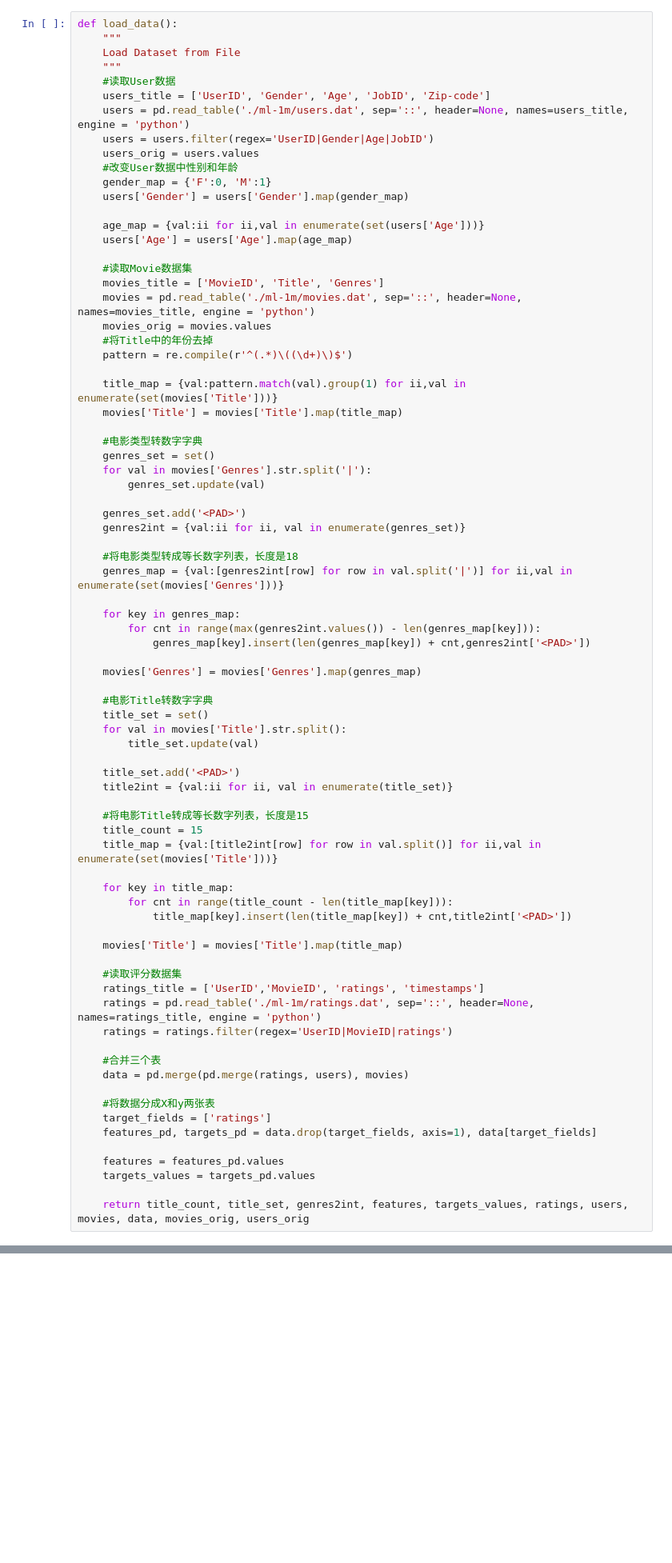
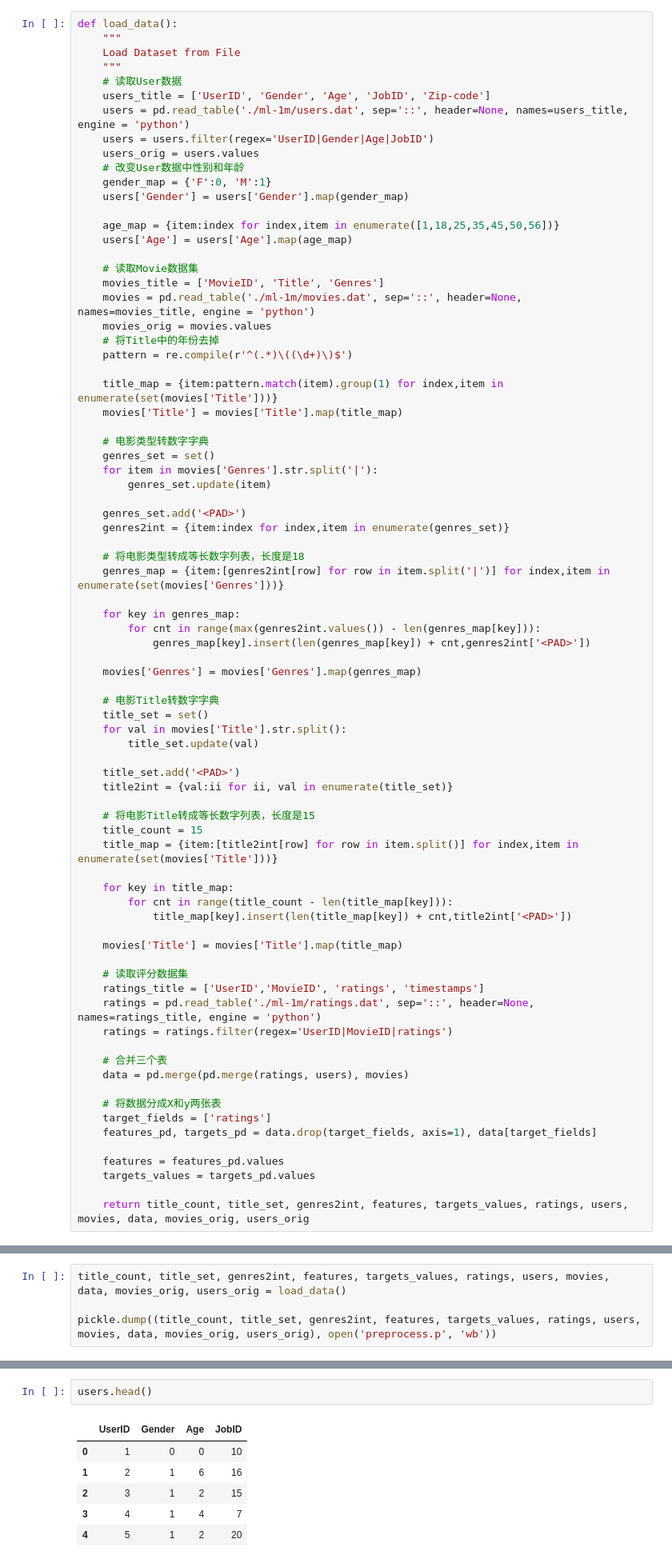
Before and after one commit to miaopei/MachineLearning, a Jupyter notebook: uda_project/P7/RecommendedSystem/recommender_report.ipynb, the cells around one changed output, grey strips where cells are left out. Shown at 80% size. Saved outputs shown, nothing was run; the diff lists cells and outputs as text; blank space fills up the shorter version.

```diff
--- a/uda_project/P7/RecommendedSystem/recommender_report.ipynb
+++ b/uda_project/P7/RecommendedSystem/recommender_report.ipynb
@@ -254,38 +277,38 @@ def load_data():
     """
     Load Dataset from File
     """
-    #读取User数据
+    # 读取User数据
     users_title = ['UserID', 'Gender', 'Age', 'JobID', 'Zip-code']
     users = pd.read_table('./ml-1m/users.dat', sep='::', header=None, names=users_title, engine = 'python')
     users = users.filter(regex='UserID|Gender|Age|JobID')
     users_orig = users.values
-    #改变User数据中性别和年龄
+    # 改变User数据中性别和年龄
     gender_map = {'F':0, 'M':1}
     users['Gender'] = users['Gender'].map(gender_map)
 
-    age_map = {val:ii for ii,val in enumerate(set(users['Age']))}
+    age_map = {item:index for index,item in enumerate([1,18,25,35,45,50,56])}
     users['Age'] = users['Age'].map(age_map)
 
-    #读取Movie数据集
+    # 读取Movie数据集
     movies_title = ['MovieID', 'Title', 'Genres']
     movies = pd.read_table('./ml-1m/movies.dat', sep='::', header=None, names=movies_title, engine = 'python')
     movies_orig = movies.values
-    #将Title中的年份去掉
+    # 将Title中的年份去掉
     pattern = re.compile(r'^(.*)\((\d+)\)$')
 
-    title_map = {val:pattern.match(val).group(1) for ii,val in enumerate(set(movies['Title']))}
+    title_map = {item:pattern.match(item).group(1) for index,item in enumerate(set(movies['Title']))}
     movies['Title'] = movies['Title'].map(title_map)
 
-    #电影类型转数字字典
+    # 电影类型转数字字典
     genres_set = set()
-    for val in movies['Genres'].str.split('|'):
-        genres_set.update(val)
+    for item in movies['Genres'].str.split('|'):
+        genres_set.update(item)
 
     genres_set.add('<PAD>')
-    genres2int = {val:ii for ii, val in enumerate(genres_set)}
+    genres2int = {item:index for index,item in enumerate(genres_set)}
 
-    #将电影类型转成等长数字列表，长度是18
-    genres_map = {val:[genres2int[row] for row in val.split('|')] for ii,val in enumerate(set(movies['Genres']))}
+    # 将电影类型转成等长数字列表，长度是18
+    genres_map = {item:[genres2int[row] for row in item.split('|')] for index,item in enumerate(set(movies['Genres']))}
 
     for key in genres_map:
         for cnt in range(max(genres2int.values()) - len(genres_map[key])):
@@ -293,7 +316,7 @@ def load_data():
 
     movies['Genres'] = movies['Genres'].map(genres_map)
 
-    #电影Title转数字字典
+    # 电影Title转数字字典
     title_set = set()
     for val in movies['Title'].str.split():
         title_set.update(val)
@@ -301,9 +324,9 @@ def load_data():
     title_set.add('<PAD>')
     title2int = {val:ii for ii, val in enumerate(title_set)}
 
-    #将电影Title转成等长数字列表，长度是15
+    # 将电影Title转成等长数字列表，长度是15
     title_count = 15
-    title_map = {val:[title2int[row] for row in val.split()] for ii,val in enumerate(set(movies['Title']))}
+    title_map = {item:[title2int[row] for row in item.split()] for index,item in enumerate(set(movies['Title']))}
 
     for key in title_map:
         for cnt in range(title_count - len(title_map[key])):
@@ -311,15 +334,15 @@ def load_data():
 
     movies['Title'] = movies['Title'].map(title_map)
 
-    #读取评分数据集
+    # 读取评分数据集
     ratings_title = ['UserID','MovieID', 'ratings', 'timestamps']
     ratings = pd.read_table('./ml-1m/ratings.dat', sep='::', header=None, names=ratings_title, engine = 'python')
     ratings = ratings.filter(regex='UserID|MovieID|ratings')
 
-    #合并三个表
+    # 合并三个表
     data = pd.merge(pd.merge(ratings, users), movies)
 
-    #将数据分成X和y两张表
+    # 将数据分成X和y两张表
     target_fields = ['ratings']
     features_pd, targets_pd = data.drop(target_fields, axis=1), data[target_fields]
 
@@ -329,0 +367,4 @@ def load_data():
+# %%
+title_count, title_set, genres2int, features, targets_values, ratings, users, movies, data, movies_orig, users_orig = load_data()
+
+pickle.dump((title_count, title_set, genres2int, features, targets_values, ratings, users, movies, data, movies_orig, users_orig), open('preprocess.p', 'wb'))
@@ -329,0 +373,9 @@ def load_data():
+# %%
+users.head()
+# %% [output]
+|  | UserID | Gender | Age | JobID |
+| 0 | 1 | 0 | 0 | 10 |
+| 1 | 2 | 1 | 6 | 16 |
+| 2 | 3 | 1 | 2 | 15 |
+| 3 | 4 | 1 | 4 | 7 |
+| 4 | 5 | 1 | 2 | 20 |
```
Also changed, not shown: parts of 21 cells of this notebook, 4 other files.
